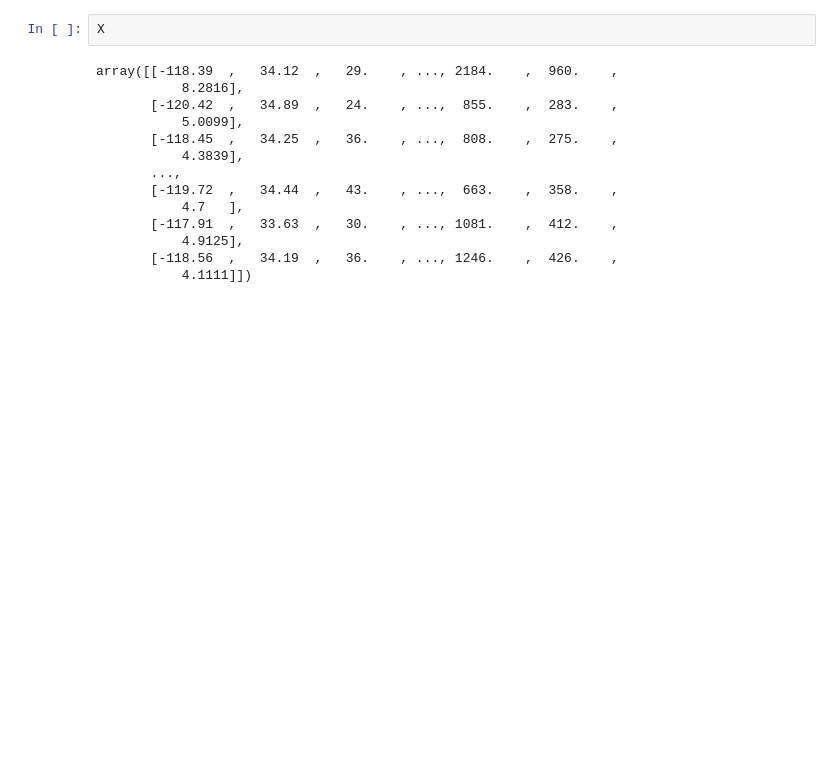
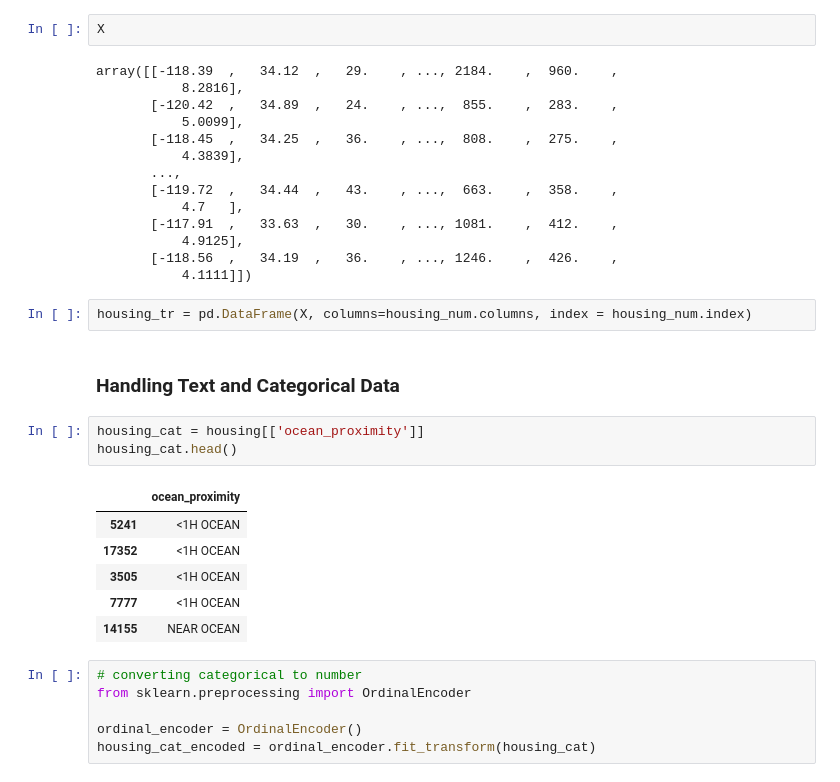
Before and after one commit to isouravsharma/ML, a Jupyter notebook: Chapter-2.ipynb, the cells around one changed output. Cells and saved outputs as stored; diff of their text form; blank space fills up the shorter version.

```diff
--- a/Chapter-2.ipynb
+++ b/Chapter-2.ipynb
@@ -347,3 +347,23 @@ array([[-118.39  ,   34.12  ,   29.    , ..., 2184.    ,  960.    ,
            4.9125],
        [-118.56  ,   34.19  ,   36.    , ..., 1246.    ,  426.    ,
            4.1111]])
+# %%
+housing_tr = pd.DataFrame(X, columns=housing_num.columns, index = housing_num.index)
+# %% [markdown]
+### Handling Text and Categorical Data
+# %%
+housing_cat = housing[['ocean_proximity']]
+housing_cat.head()
+# %% [output]
+|  | ocean_proximity |
+| 5241 | <1H OCEAN |
+| 17352 | <1H OCEAN |
+| 3505 | <1H OCEAN |
+| 7777 | <1H OCEAN |
+| 14155 | NEAR OCEAN |
+# %%
+# converting categorical to number
+from sklearn.preprocessing import OrdinalEncoder
+
+ordinal_encoder = OrdinalEncoder()
+housing_cat_encoded = ordinal_encoder.fit_transform(housing_cat)
```
Also changed, not shown: parts of 14 cells of this notebook.
